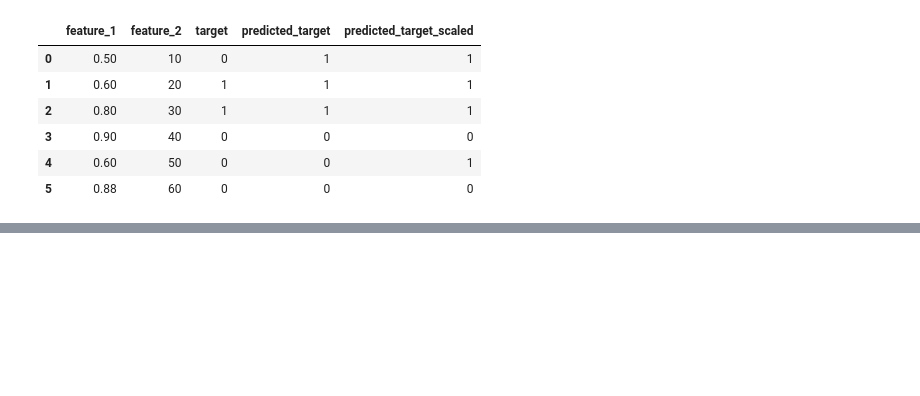
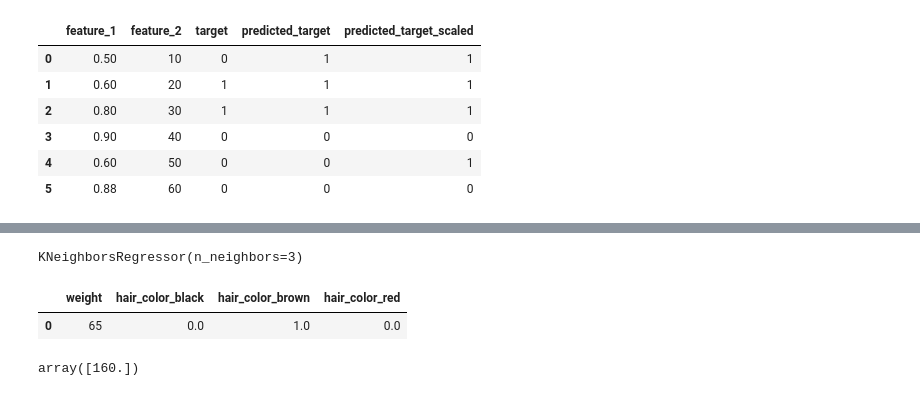
Before and after one commit to rahul8879/harika_ai, a Jupyter notebook: machine_learning/01_KNN_basic.ipynb, the cells around one changed output, grey strips where cells are left out. Saved outputs shown, nothing was run; the diff lists cells and outputs as text; code cells hidden in the pictures; blank space fills up the shorter version.

```diff
--- a/machine_learning/01_KNN_basic.ipynb
+++ b/machine_learning/01_KNN_basic.ipynb
@@ -206,0 +233,28 @@ data
+# %%
+from sklearn.neighbors import KNeighborsRegressor
+
+model = KNeighborsRegressor(n_neighbors=3)
+
+X = df_people[['weight', 'hair_color_black', 'hair_color_brown', 'hair_color_red']]
+y = df_people.height
+model.fit(X, y)
+# %% [output]
+KNeighborsRegressor(n_neighbors=3)
+# %%
+# at time of prediction
+new_data = pd.DataFrame({
+    'weight': [65],
+    'hair_color': ['brown']
+})
+
+hair_color_encoded_new = encoder.transform(new_data[['hair_color']])
+new_data_encoded = pd.concat([new_data.drop('hair_color', axis=1), pd.DataFrame(hair_color_encoded_new, columns=encoder.get_feature_names_out(['hair_color']))], axis=1)
+# %%
+new_data_encoded
+# %% [output]
+|  | weight | hair_color_black | hair_color_brown | hair_color_red |
+| 0 | 65 | 0.0 | 1.0 | 0.0 |
+# %%
+model.predict(new_data_encoded)
+# %% [output]
+array([160.])
```
Also changed, not shown: parts of 4 cells of this notebook.
